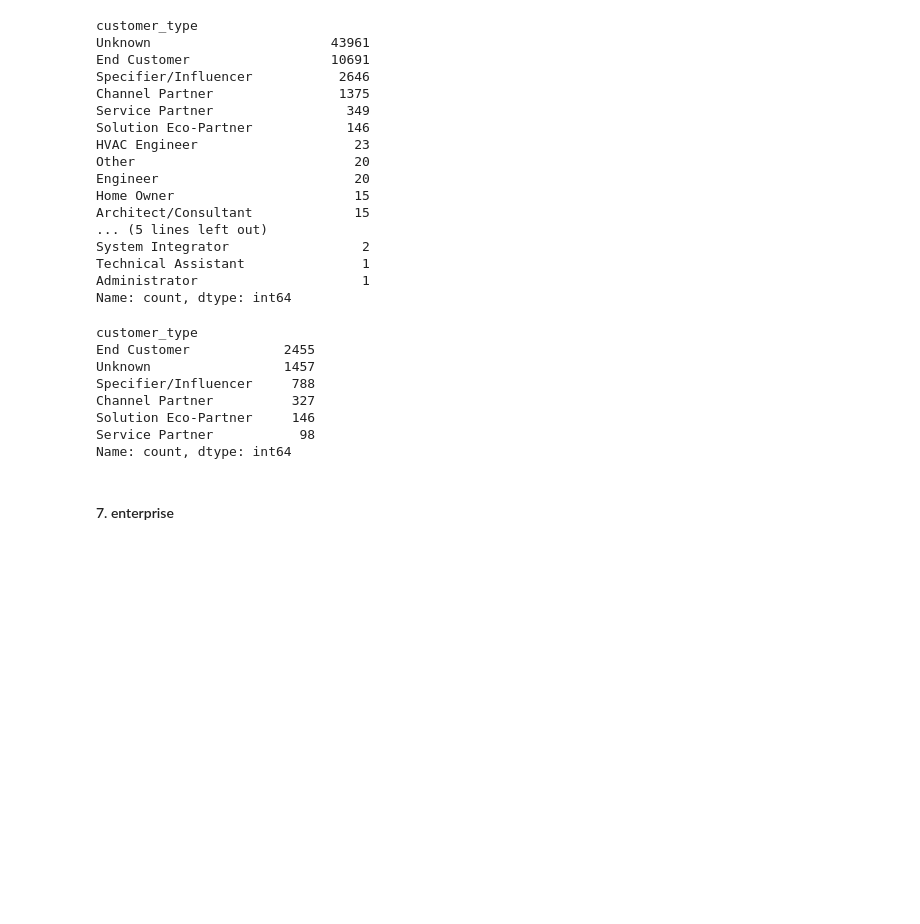
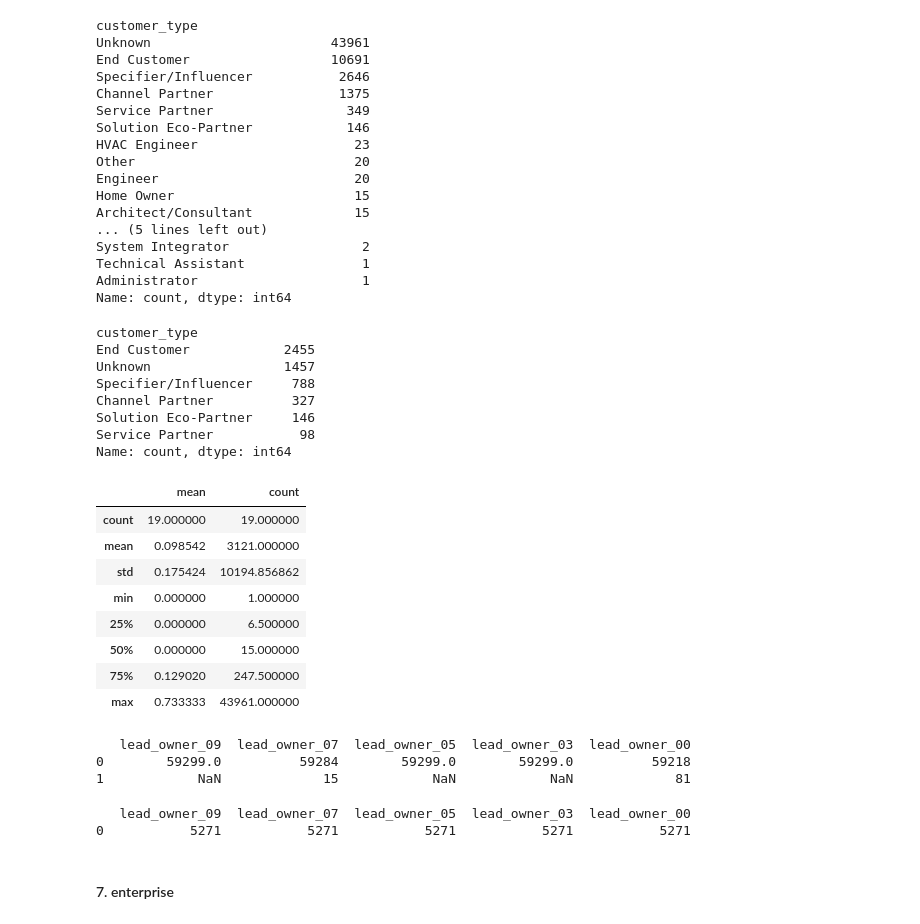
Before and after one commit to BaekJunehong/LG_Aimers_4th, a Jupyter notebook: Ch2_data_processing.ipynb, the cells around one changed output. Cells and saved outputs as stored; diff of their text form; code cells hidden in the pictures; blank space fills up the shorter version.

```diff
--- a/Ch2_data_processing.ipynb
+++ b/Ch2_data_processing.ipynb
@@ -624,6 +624,65 @@ Channel Partner          327
 Solution Eco-Partner     146
 Service Partner           98
 Name: count, dtype: int64
+# %%
+# 'customer_idx' 카테고리별로 'is_converted'의 평균과 갯수를 계산
+owner_target = df_train.groupby('customer_type')['is_converted'].agg(['mean', 'count']).sort_values(by='mean', ascending=False)
+
+# 결과를 출력합니다.
+owner_target.describe()
+# %% [output]
+|  | mean | count |
+| count | 19.000000 | 19.000000 |
+| mean | 0.098542 | 3121.000000 |
+| std | 0.175424 | 10194.856862 |
+| min | 0.000000 | 1.000000 |
+| 25% | 0.000000 | 6.500000 |
+| 50% | 0.000000 | 15.000000 |
+| 75% | 0.129020 | 247.500000 |
+| max | 0.733333 | 43961.000000 |
+# %%
+# 'customer_idx' 카테고리별로 'is_converted'의 평균과 갯수를 계산
+owner_target = df_train.groupby('customer_type')['is_converted'].agg(['mean', 'count']).sort_values(by='mean', ascending=False)
+
+# 'mean' 값이 특정 값보다 크면 1, 아니면 0을 부여
+owner_target['label_09'] = (owner_target['mean'] > 0.9).astype(int)
+owner_target['label_07'] = ((0.9 >= owner_target['mean']) & (owner_target['mean'] > 0.7)).astype(int)
+owner_target['label_05'] = ((0.7 >= owner_target['mean']) & (owner_target['mean'] > 0.5)).astype(int)
+owner_target['label_03'] = ((0.5 >= owner_target['mean']) & (owner_target['mean'] > 0.3)).astype(int)
+owner_target['label_00'] = ((0.001 >= owner_target['mean']) & (owner_target['count'] <= 100)).astype(int)
+
+
+# 'owner_target'를 기준으로 'label' 값을 매핑
+label_map_09 = owner_target['label_09'].to_dict()
+label_map_07 = owner_target['label_07'].to_dict()
+label_map_05 = owner_target['label_05'].to_dict()
+label_map_03 = owner_target['label_03'].to_dict()
+label_map_00 = owner_target['label_00'].to_dict()
+
+
+# 'lead_owner' 열을 업데이트
+df_train['lead_owner_09'] = df_train['customer_type'].map(label_map_09)
+df_train['lead_owner_07'] = df_train['customer_type'].map(label_map_07)
+df_train['lead_owner_05'] = df_train['customer_type'].map(label_map_05)
+df_train['lead_owner_03'] = df_train['customer_type'].map(label_map_03)
+df_train['lead_owner_00'] = df_train['customer_type'].map(label_map_00)
+
+df_test['lead_owner_09'] = df_test['customer_type'].map(label_map_09)
+df_test['lead_owner_07'] = df_test['customer_type'].map(label_map_07)
+df_test['lead_owner_05'] = df_test['customer_type'].map(label_map_05)
+df_test['lead_owner_03'] = df_test['customer_type'].map(label_map_03)
+df_test['lead_owner_00'] = df_test['customer_type'].map(label_map_00)
+
+print(df_train[['lead_owner_09', 'lead_owner_07', 'lead_owner_05', 'lead_owner_03', 'lead_owner_00']].apply(pd.Series.value_counts))
+# %% [output]
+   lead_owner_09  lead_owner_07  lead_owner_05  lead_owner_03  lead_owner_00
+0        59299.0          59284        59299.0        59299.0          59218
+1            NaN             15            NaN            NaN             81
+# %%
+print(df_test[['lead_owner_09', 'lead_owner_07', 'lead_owner_05', 'lead_owner_03', 'lead_owner_00']].apply(pd.Series.value_counts))
+# %% [output]
+   lead_owner_09  lead_owner_07  lead_owner_05  lead_owner_03  lead_owner_00
+0           5271           5271           5271           5271           5271
 # %% [markdown]
 #### 7. enterprise
 # %% [markdown]
```
Also changed, not shown: parts of 2 cells of this notebook, 6 other files.
